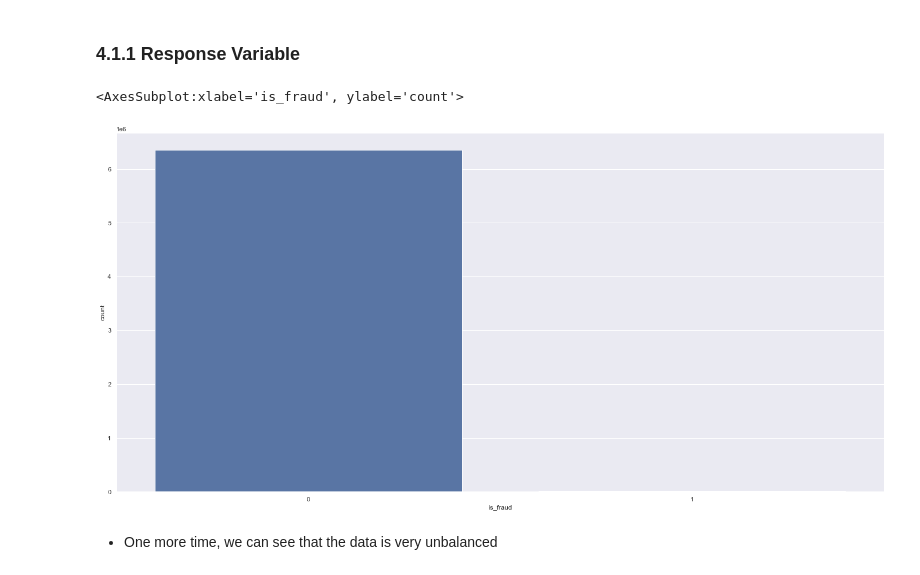
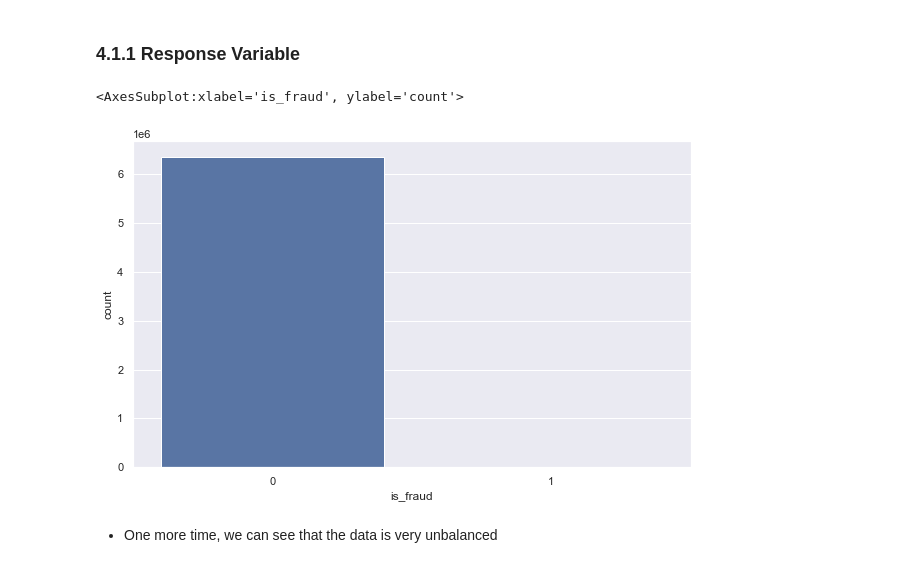
Before and after one commit to brunosantos4/blocker_fraud_company, a Jupyter notebook: fraud_classification.ipynb, the cells around one changed output. Saved outputs shown, nothing was run; the diff lists cells and outputs as text; code cells hidden in the pictures.

```diff
--- a/fraud_classification.ipynb
+++ b/fraud_classification.ipynb
@@ -448,11 +488,12 @@ df4 = df3.copy()
 ## 4.1 Univariate Analysis
 # %% [markdown]
 ### 4.1.1 Response Variable
-# %%
-sns.countplot(df4['is_fraud'])
-# %% [output]
-<AxesSubplot:xlabel='is_fraud', ylabel='count'>
-[figure, removed]
+# %%
+plt.figure(figsize=(10,6))
+sns.countplot(x=df4['is_fraud'])
+# %% [output]
+<AxesSubplot:xlabel='is_fraud', ylabel='count'>
+[figure, added]
 # %% [markdown]
 - One more time, we can see that the data is very unbalanced
 # %% [markdown]
```
Also changed, not shown: parts of 53 cells of this notebook.
